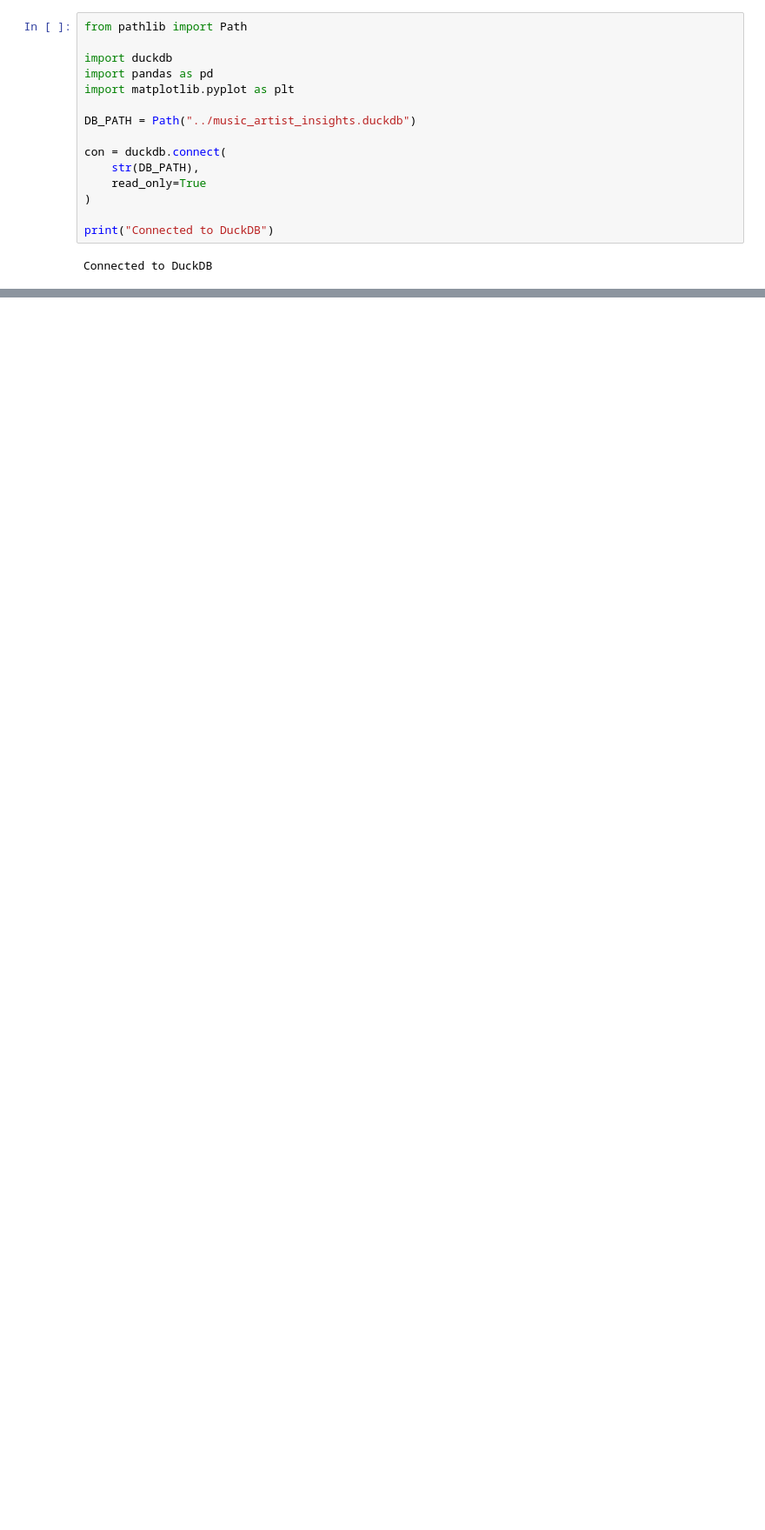
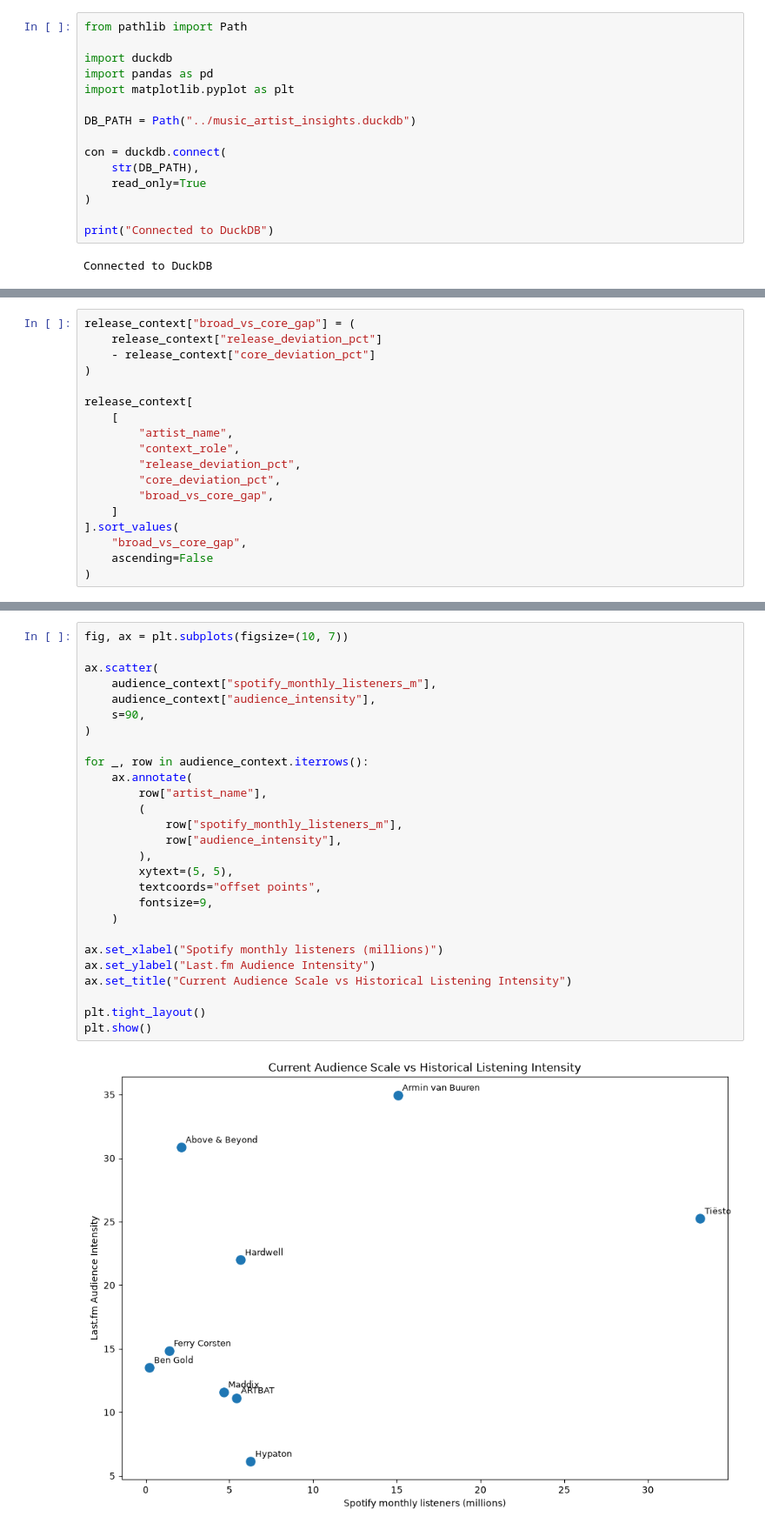
Before and after one commit to fyzctm/music-artist-insights, a Jupyter notebook: notebooks/02_artist_context_analysis.ipynb, the cells around one changed output, grey strips where cells are left out. Shown at 87% size. Drawn from its saved outputs; the diff is of its cells as text; blank space fills up the shorter version.

```diff
--- a/notebooks/02_artist_context_analysis.ipynb
+++ b/notebooks/02_artist_context_analysis.ipynb
@@ -341,0 +812,18 @@ latest_audience
+# %%
+release_context["broad_vs_core_gap"] = (
+    release_context["release_deviation_pct"]
+    - release_context["core_deviation_pct"]
+)
+
+release_context[
+    [
+        "artist_name",
+        "context_role",
+        "release_deviation_pct",
+        "core_deviation_pct",
+        "broad_vs_core_gap",
+    ]
+].sort_values(
+    "broad_vs_core_gap",
+    ascending=False
+)
@@ -341,0 +1099,29 @@ latest_audience
+# %%
+fig, ax = plt.subplots(figsize=(10, 7))
+
+ax.scatter(
+    audience_context["spotify_monthly_listeners_m"],
+    audience_context["audience_intensity"],
+    s=90,
+)
+
+for _, row in audience_context.iterrows():
+    ax.annotate(
+        row["artist_name"],
+        (
+            row["spotify_monthly_listeners_m"],
+            row["audience_intensity"],
+        ),
+        xytext=(5, 5),
+        textcoords="offset points",
+        fontsize=9,
+    )
+
+ax.set_xlabel("Spotify monthly listeners (millions)")
+ax.set_ylabel("Last.fm Audience Intensity")
+ax.set_title("Current Audience Scale vs Historical Listening Intensity")
+
+plt.tight_layout()
+plt.show()
+# %% [output]
+[figure, added]
```
Also changed, not shown: parts of 95 cells of this notebook, 15 other files.
